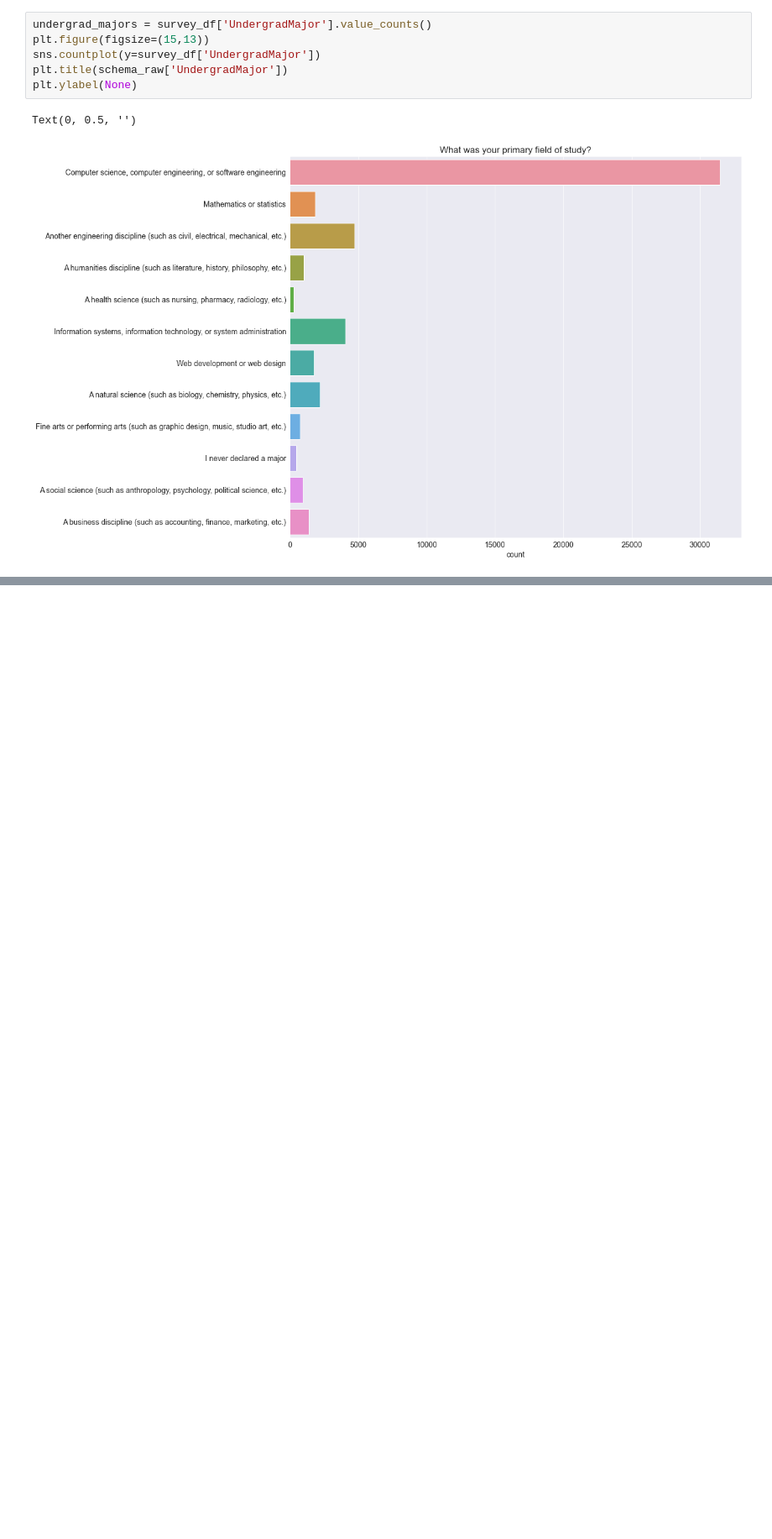
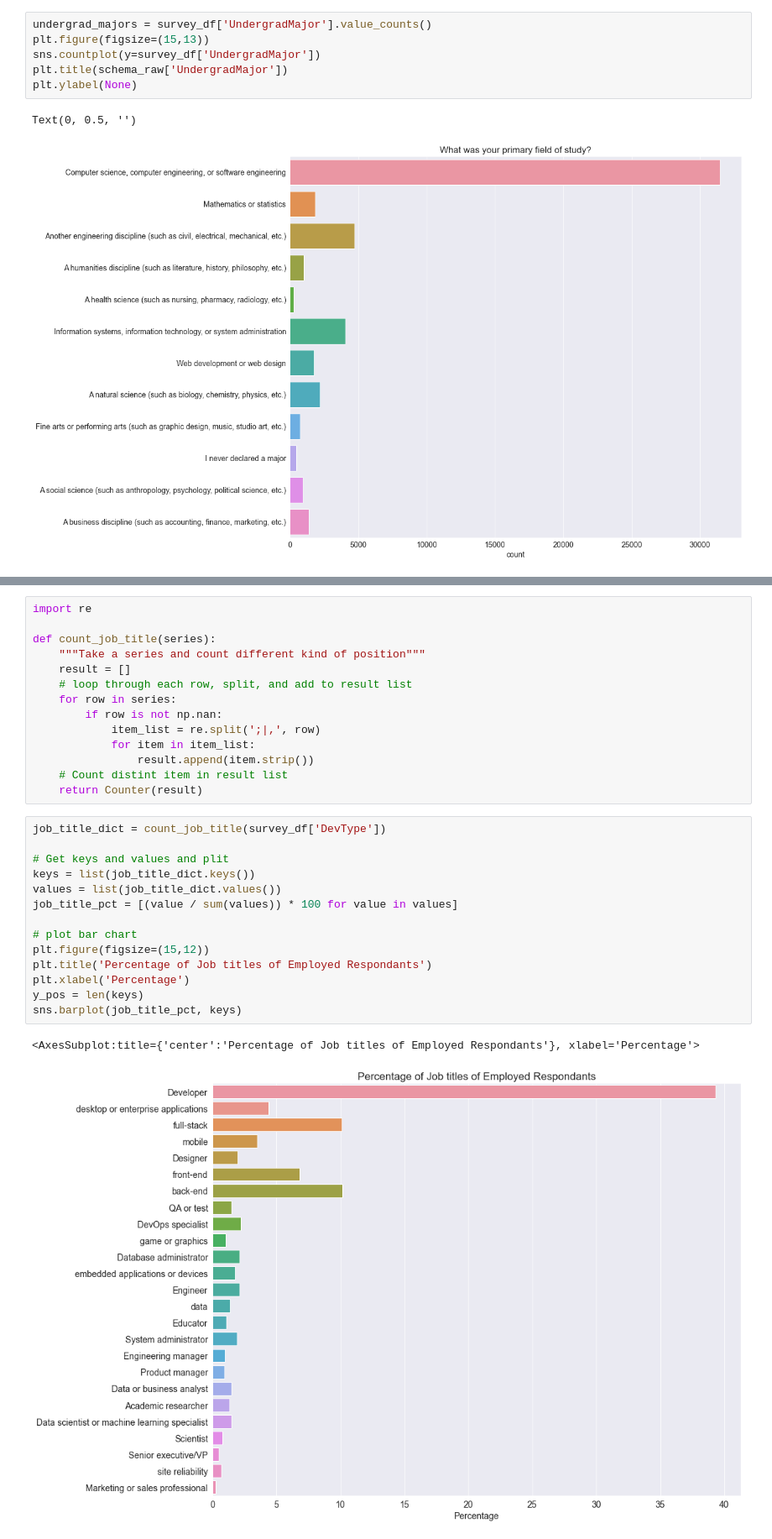
Before and after one commit to Narapady/stackoverflow-EDA, a Jupyter notebook: exploratory_data.ipynb, the cells around one changed output, grey strips where cells are left out. Shown at 84% size. Cells and saved outputs as stored; diff of their text form; blank space fills up the shorter version.

```diff
--- a/exploratory_data.ipynb
+++ b/exploratory_data.ipynb
@@ -347,0 +421,31 @@ Text(0, 0.5, '')
+# %%
+import re
+
+def count_job_title(series):
+    """Take a series and count different kind of position"""
+    result = []
+    # loop through each row, split, and add to result list
+    for row in series:
+        if row is not np.nan:
+            item_list = re.split(';|,', row)
+            for item in item_list:
+                result.append(item.strip())
+    # Count distint item in result list
+    return Counter(result)
+# %%
+job_title_dict = count_job_title(survey_df['DevType'])
+
+# Get keys and values and plit
+keys = list(job_title_dict.keys())
+values = list(job_title_dict.values())
+job_title_pct = [(value / sum(values)) * 100 for value in values]
+
+# plot bar chart
+plt.figure(figsize=(15,12))
+plt.title('Percentage of Job titles of Employed Respondants')
+plt.xlabel('Percentage')
+y_pos = len(keys)
+sns.barplot(job_title_pct, keys)
+# %% [output]
+<AxesSubplot:title={'center':'Percentage of Job titles of Employed Respondants'}, xlabel='Percentage'>
+[figure, added]
```
Also changed, not shown: parts of 10 cells of this notebook.
